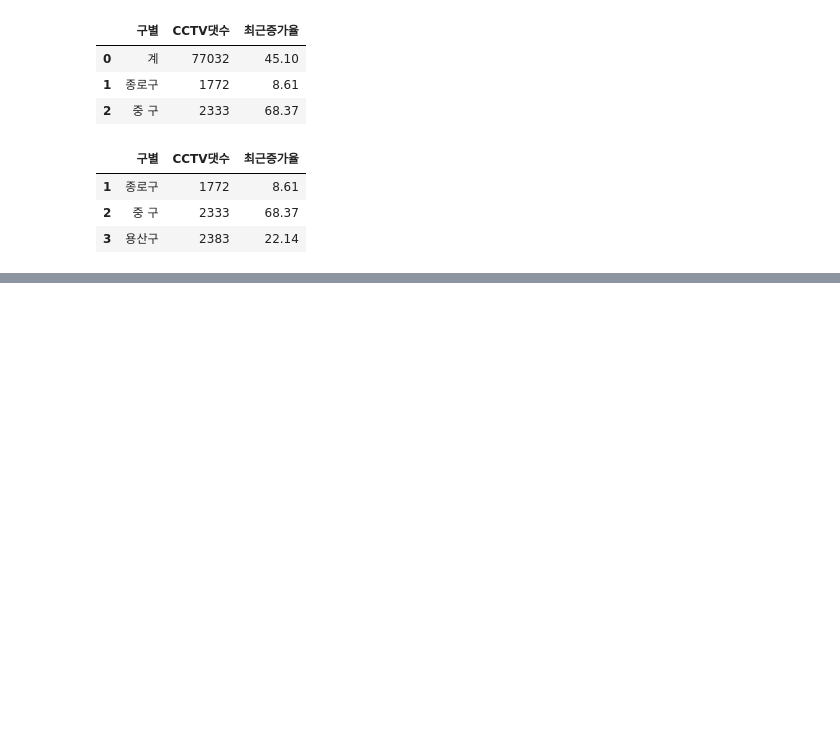
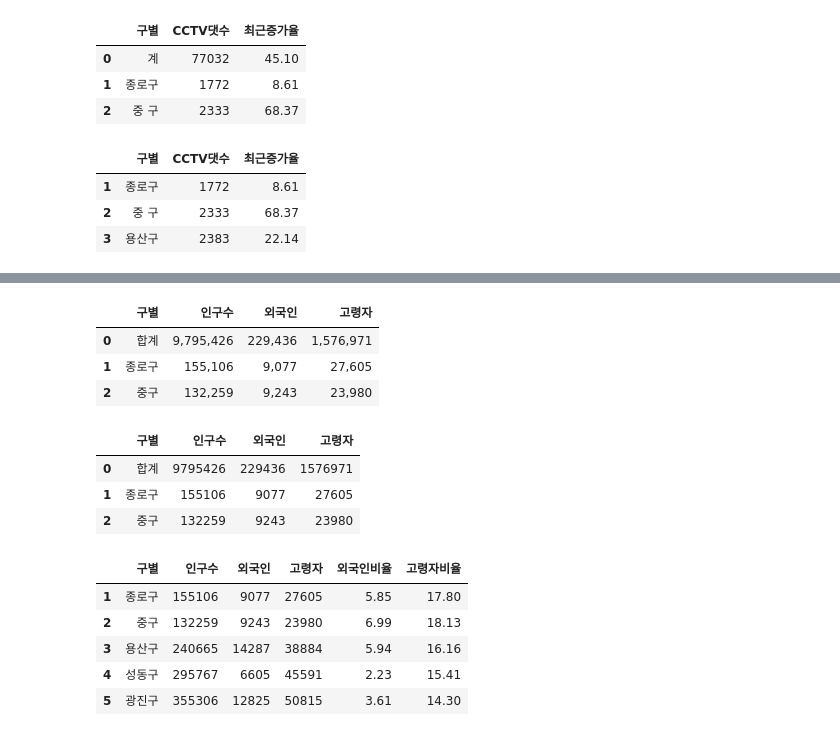
Before and after one commit to strongsm/MachineLearning-2021-12-20, a Jupyter notebook: 00.데이터분석/서울시연습문제.ipynb, the cells around one changed output, grey strips where cells are left out. Saved outputs shown, nothing was run; the diff lists cells and outputs as text; code cells hidden in the pictures; blank space fills up the shorter version.

```diff
--- a/00.데이터분석/서울시연습문제.ipynb
+++ b/00.데이터분석/서울시연습문제.ipynb
@@ -79,0 +112,20 @@ cctv.drop()
+# %%
+# 필요한 컬럼 추출 및 이름 변경
+pop = pop[['자치구','계','계.2','65세이상고령자']]
+pop.columns = ['구별','인구수','외국인','고령자']
+pop.head(3)
+# %% [output]
+|  | 구별 | 인구수 | 외국인 | 고령자 |
+| 0 | 합계 | 9,795,426 | 229,436 | 1,576,971 |
+| 1 | 종로구 | 155,106 | 9,077 | 27,605 |
+| 2 | 중구 | 132,259 | 9,243 | 23,980 |
+# %%
+# 천단위 구분기호 없애기
+for column in pop.columns[1:]:
+    pop[column] = pop[column].str.replace(',','').astype(int)
+pop.head(3)
+# %% [output]
+|  | 구별 | 인구수 | 외국인 | 고령자 |
+| 0 | 합계 | 9795426 | 229436 | 1576971 |
+| 1 | 종로구 | 155106 | 9077 | 27605 |
+| 2 | 중구 | 132259 | 9243 | 23980 |
@@ -79,0 +135,12 @@ cctv.drop()
+# %%
+# 외국인 비율, 고령자 비율 컬럼 만들기
+pop['외국인비율'] = (pop.외국인 / pop.인구수 * 100).round(2)
+pop['고령자비율'] = (pop.고령자 / pop.인구수 * 100).round(2)
+pop.head()
+# %% [output]
+|  | 구별 | 인구수 | 외국인 | 고령자 | 외국인비율 | 고령자비율 |
+| 1 | 종로구 | 155106 | 9077 | 27605 | 5.85 | 17.80 |
+| 2 | 중구 | 132259 | 9243 | 23980 | 6.99 | 18.13 |
+| 3 | 용산구 | 240665 | 14287 | 38884 | 5.94 | 16.16 |
+| 4 | 성동구 | 295767 | 6605 | 45591 | 2.23 | 15.41 |
+| 5 | 광진구 | 355306 | 12825 | 50815 | 3.61 | 14.30 |
```
Also changed, not shown: parts of 11 cells of this notebook, 6 other files.
